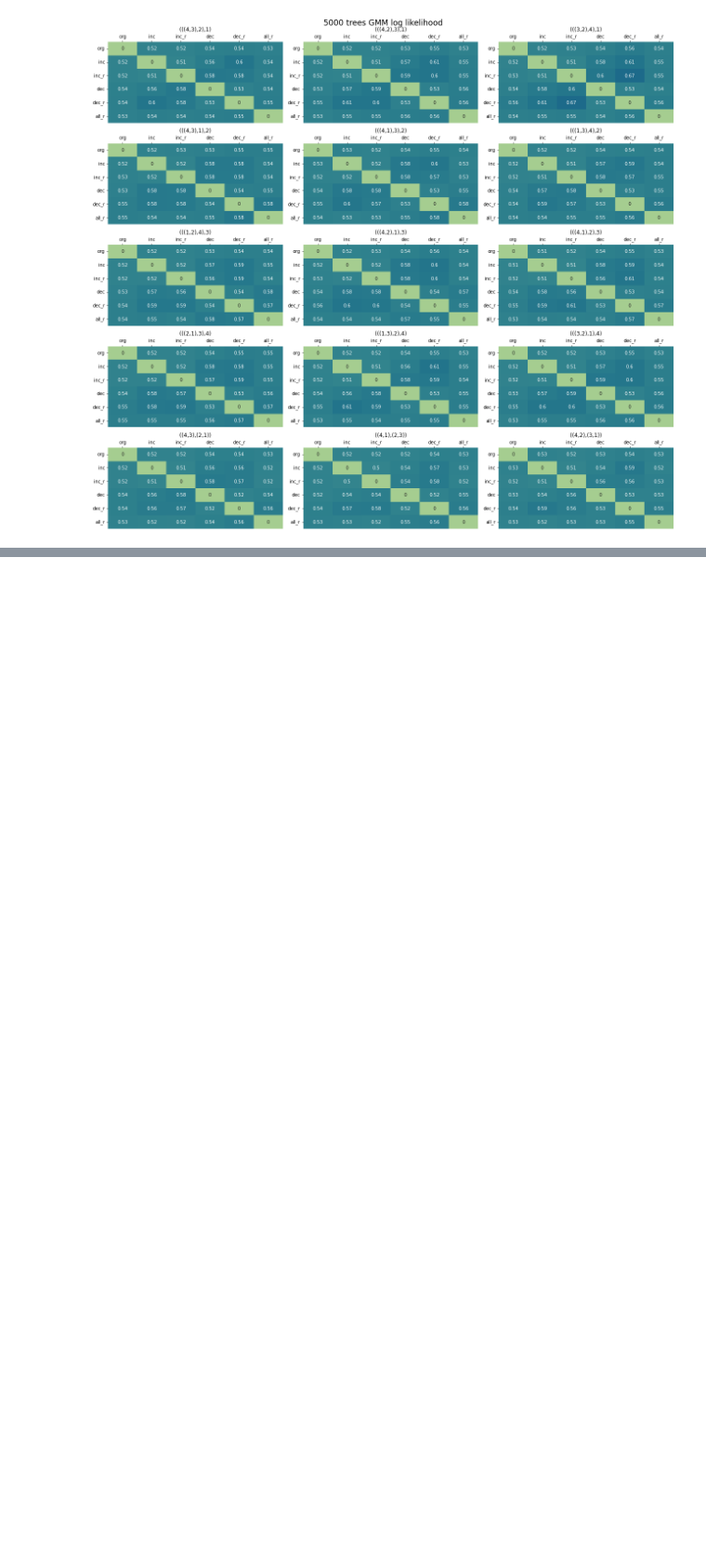
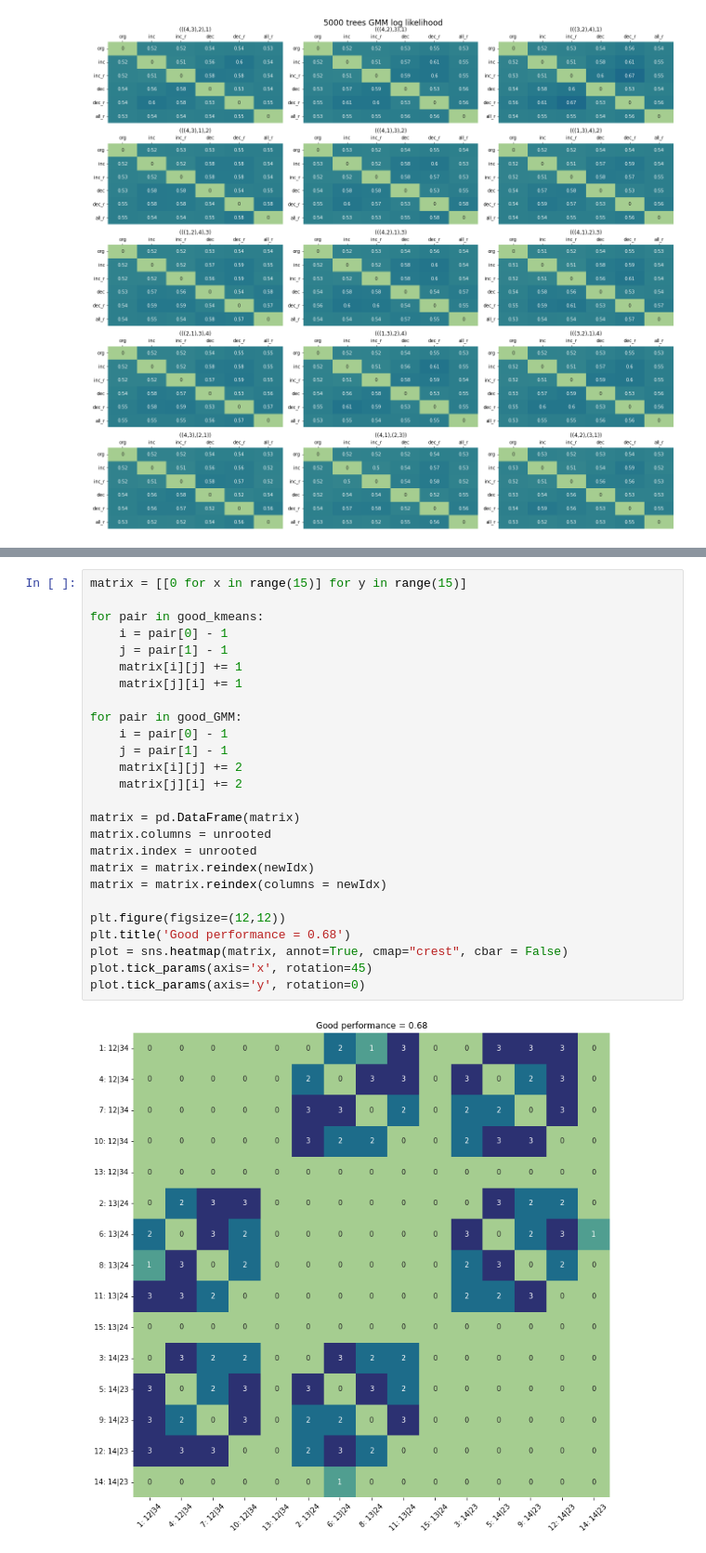
Before and after one commit to solislemuslab/PhyloClustering.jl, a Jupyter notebook: plot-heatmap.ipynb, the cells around one changed output, grey strips where cells are left out. Shown at 93% size. Cells and saved outputs as stored; diff of their text form; blank space fills up the shorter version.

```diff
--- a/plot-heatmap.ipynb
+++ b/plot-heatmap.ipynb
@@ -394,0 +365,28 @@ plot.tick_params(axis='y', rotation=0)
+# %%
+matrix = [[0 for x in range(15)] for y in range(15)]
+
+for pair in good_kmeans:
+    i = pair[0] - 1
+    j = pair[1] - 1
+    matrix[i][j] += 1
+    matrix[j][i] += 1
+
+for pair in good_GMM:
+    i = pair[0] - 1
+    j = pair[1] - 1
+    matrix[i][j] += 2
+    matrix[j][i] += 2
+
+matrix = pd.DataFrame(matrix)
+matrix.columns = unrooted
+matrix.index = unrooted
+matrix = matrix.reindex(newIdx)
+matrix = matrix.reindex(columns = newIdx)
+
+plt.figure(figsize=(12,12))
+plt.title('Good performance = 0.68')
+plot = sns.heatmap(matrix, annot=True, cmap="crest", cbar = False)
+plot.tick_params(axis='x', rotation=45)
+plot.tick_params(axis='y', rotation=0)
+# %% [output]
+[figure, added]
```
Also changed, not shown: parts of 14 cells of this notebook, 3 other files.
